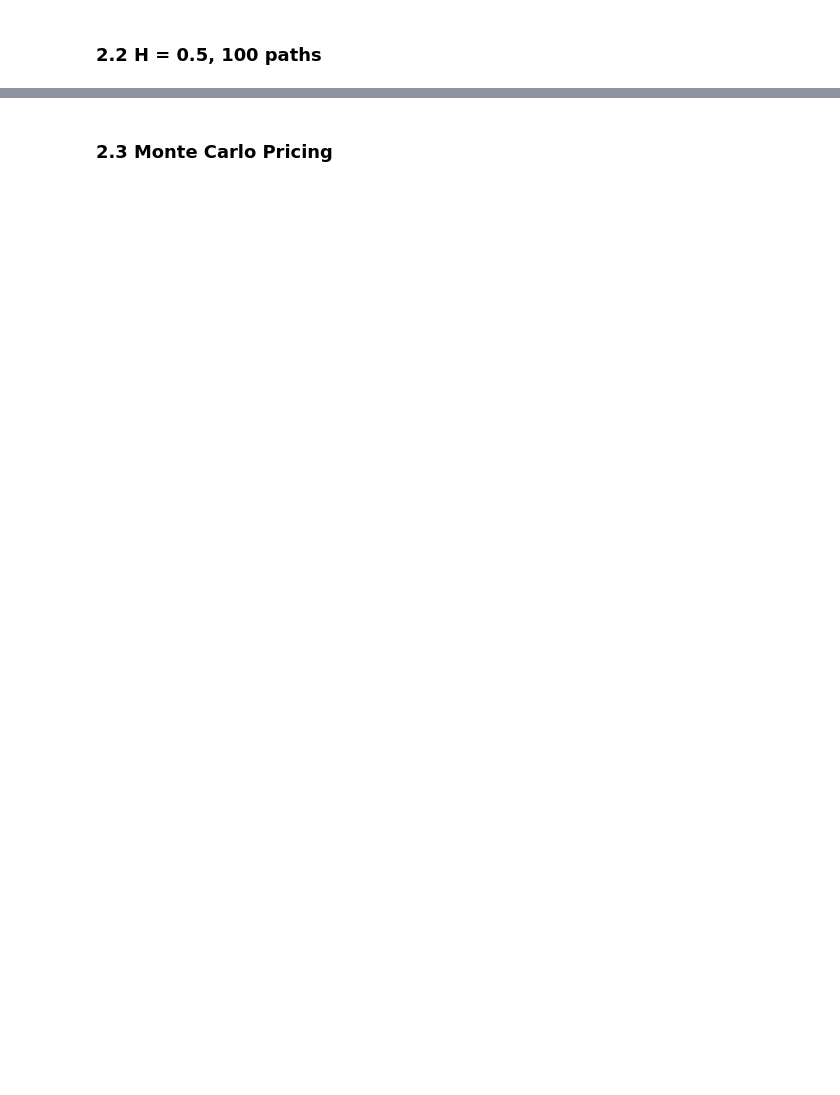
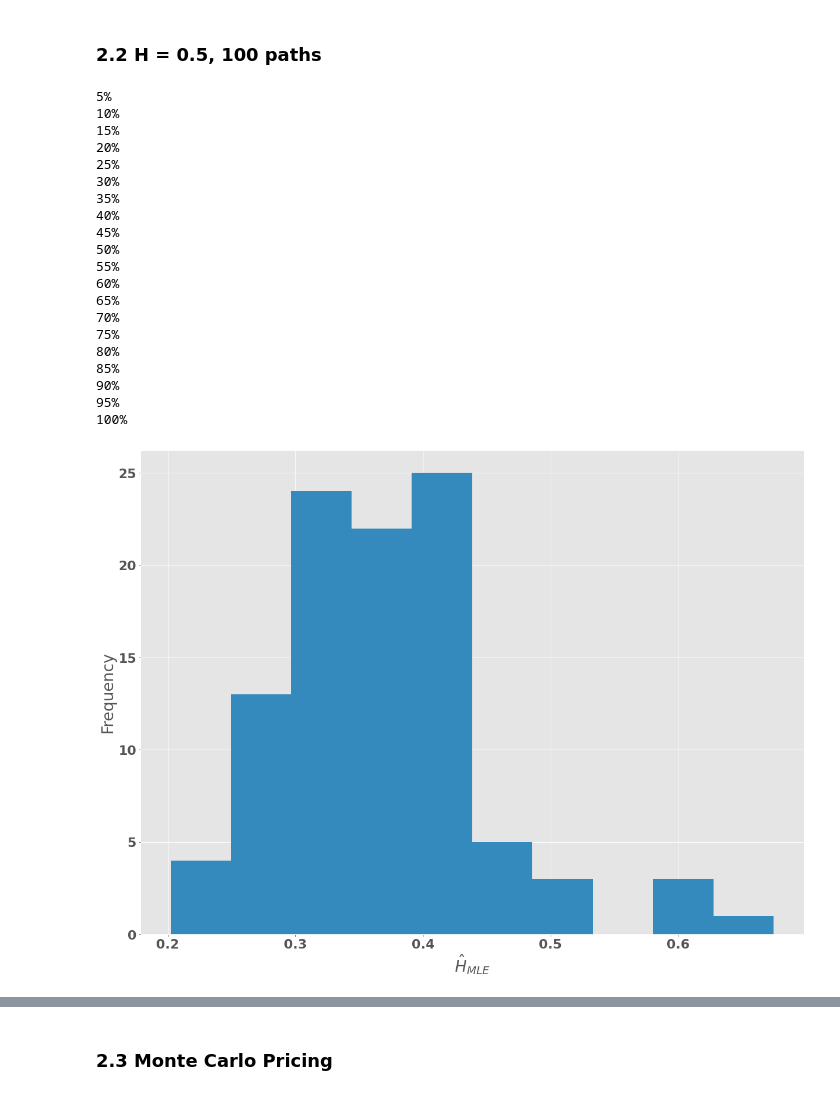
Before and after one commit to Jamjam1729/Dissertation, a Jupyter notebook: Dissertation.ipynb, the cells around one changed output, grey strips where cells are left out. Saved outputs shown, nothing was run; the diff lists cells and outputs as text; code cells hidden in the pictures; blank space fills up the shorter version.

```diff
--- a/Dissertation.ipynb
+++ b/Dissertation.ipynb
@@ -392,11 +518,12 @@ for window_length in window_lengths:
 # %%
-# B_path_loc_05 = '/Users/james.male/Dissertation/Bpath.10.txt'
-# BH_path_loc_05 = '/Users/james.male/Dissertation/BHpath.10.txt'
-# W_path_loc_05 = '/Users/james.male/Dissertation/Wpath.10.txt'
+#H = 0.10 model
 
-B_path_loc_10 = 'C:\\Users\\jamma\\Masters\\Dissertation\\Bpath.10.txt'
-BH_path_loc_10 = 'C:\\Users\\jamma\\Masters\\Dissertation\\BHpath.10.txt'
-W_path_loc_10 = 'C:\\Users\\jamma\\Masters\\Dissertation\\Wpath.10.txt'
+B_path_loc_10 = \
+'C:\\Users\\jamma\\Masters\\Dissertation\\Bpath.10.txt'
+BH_path_loc_10 = \
+'C:\\Users\\jamma\\Masters\\Dissertation\\BHpath.10.txt'
+W_path_loc_10 = \
+'C:\\Users\\jamma\\Masters\\Dissertation\\Wpath.10.txt'
 
 B_path_10 = add_zero(np.loadtxt(B_path_loc_10))
 BH_path_10 = add_zero(np.loadtxt(BH_path_loc_10))
@@ -405,7 +532,8 @@ W_path_10 = add_zero(np.loadtxt(W_path_loc_10))
 window_lengths = [16, 32, 64]
 
 for window in window_lengths:
-    test = RFSV_model(0.1, 1, 1, -0.65, 0.1, 1, B_path_10, BH_path_10, W_path_10, window)
+    test = RFSV_model(0.1, 1, 1, -0.65, 0.1, 1, \
+        B_path_10, BH_path_10, W_path_10, window)
 
-    est_H, MLE_H, realised_H = test.run_H_estimation()
-    print(est_H, MLE_H, realised_H)
+    est_H, MLE_H = test.run_H_estimation()
+    print(est_H, MLE_H)
@@ -455,7 +582,55 @@ plt.hist(sim_realised_H)
 # %%
-print(np.mean(sim_MLE_H))
-print(np.std(sim_MLE_H))
-print(np.mean(sim_MLE_H) - 0.5)
+def half_H_analytics():
+      #Analytics based on the 100 simulations of RFSV with H = 0.5
+      sim_est_H, sim_MLE_H = run_half_H_case()
+      plt.hist(sim_MLE_H)
+      plt.xlabel("$\hat{H}_{MLE}$")
+      plt.ylabel("Frequency")
+      plt.show()
 
-print(np.mean(sim_MLE_H) + np.std(sim_MLE_H)* norm.ppf(0.025))
-print(np.mean(sim_MLE_H) + np.std(sim_MLE_H)* norm.ppf(0.975))
+      plt.hist(sim_est_H)
+      plt.xlabel("$\hat{H}^{(2),V_t}_n$")
+      plt.ylabel("Frequency")
+      plt.show()
+
+      print(np.mean(sim_MLE_H))
+      print(np.std(sim_MLE_H))
+      print(np.mean(sim_MLE_H) - 0.5)
+
+      print(np.mean(sim_MLE_H) +
+            np.std(sim_MLE_H)* norm.ppf(0.025))
+      print(np.mean(sim_MLE_H) +
+            np.std(sim_MLE_H)* norm.ppf(0.975))
+
+      print(np.mean(sim_est_H))
+      print(np.std(sim_est_H))
+      print(np.mean(sim_est_H) - 0.5)
+
+      print(np.mean(sim_est_H) +
+            np.std(sim_est_H)* norm.ppf(0.025))
+      print(np.mean(sim_est_H) +
+            np.std(sim_est_H)* norm.ppf(0.975))
+
+half_H_analytics()
+# %% [output]
+5%
+10%
+15%
+20%
+25%
+30%
+35%
+40%
+45%
+50%
+55%
+60%
+65%
+70%
+75%
+80%
+85%
+90%
+95%
+100%
+[figure, added]
```
Also changed, not shown: parts of 50 cells of this notebook, 7 other files.
